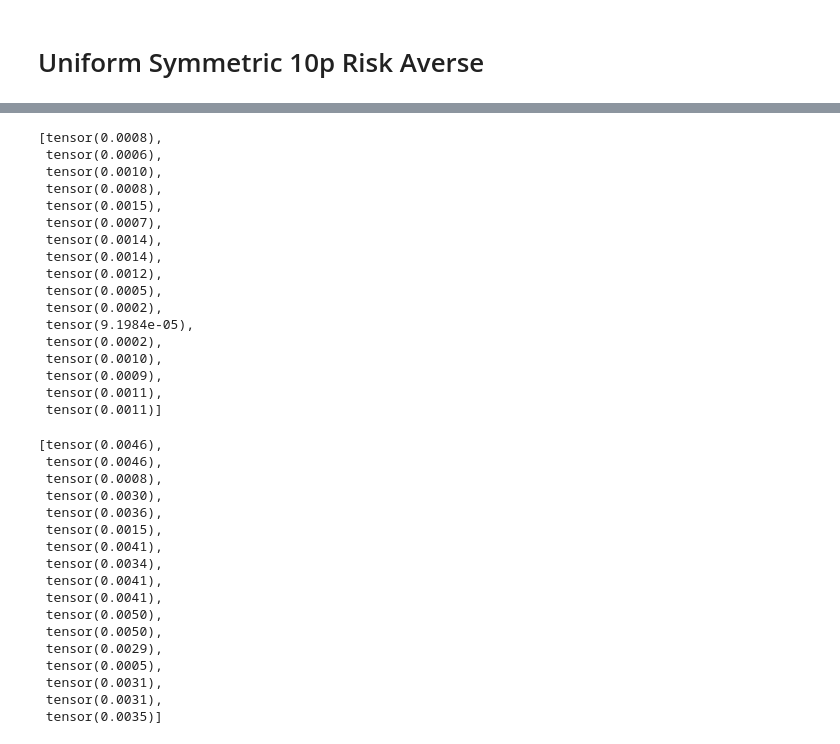
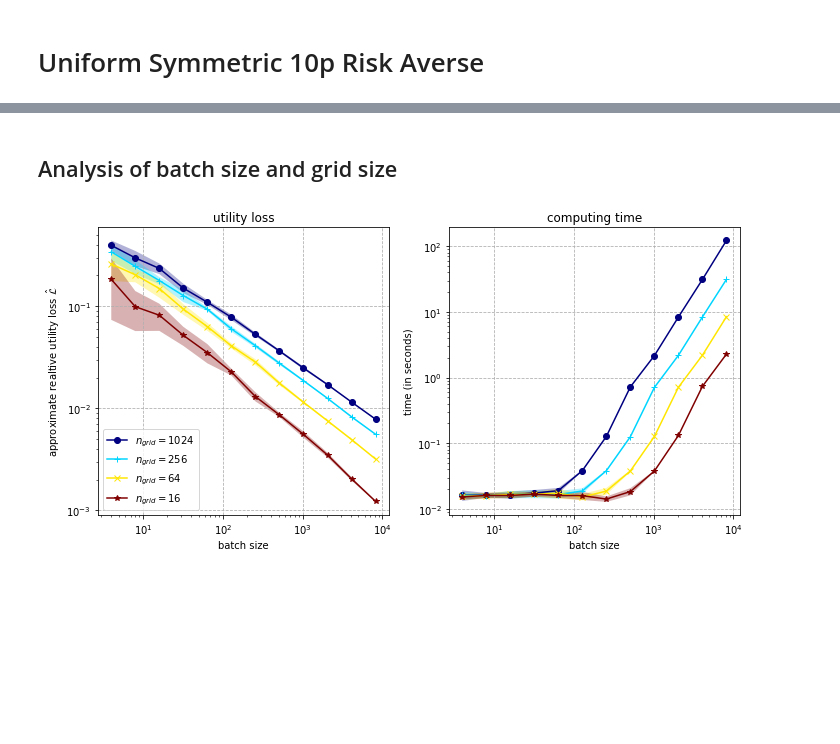
Before and after one commit to heidekrueger/bnelearn, a Jupyter notebook: reports/Analysis - Variance in Util Loss.ipynb, the cells around one changed output, grey strips where cells are left out. Drawn from its saved outputs; the diff is of its cells as text; code cells hidden in the pictures; blank space fills up the shorter version.

Commit message:
util loss analysis

```diff
--- a/reports/Analysis - Variance in Util Loss.ipynb
+++ b/reports/Analysis - Variance in Util Loss.ipynb
@@ -31,5 +39,5 @@ import torch.nn as nn
 # %%
-specific_gpu = 6
+specific_gpu = 2
 torch.cuda.set_device(specific_gpu)
 # %% [markdown]
 # Uniform Symmetric 10p Risk Averse
@@ -291,40 +176,10 @@ tensor([0.0070, 0.0048, 0.0053, 0.0061, 0.0058, 0.0053, 0.0042, 0.0043, 0.0053,
 # %%
-[uniform_asym_overlap_exa_weak[i-3:i].max()  - uniform_asym_overlap_exa_weak[i-3:i].min() for i in range(3,20)]
+# [uniform_asym_overlap_exa_weak[i-3:i].max().item() - uniform_asym_overlap_exa_weak[i-3:i].min().item() for i in range(3, 20)]
-# %% [output]
-[tensor(0.0008),
- tensor(0.0006),
- tensor(0.0010),
- tensor(0.0008),
- tensor(0.0015),
- tensor(0.0007),
- tensor(0.0014),
- tensor(0.0014),
- tensor(0.0012),
- tensor(0.0005),
- tensor(0.0002),
- tensor(9.1984e-05),
- tensor(0.0002),
- tensor(0.0010),
- tensor(0.0009),
- tensor(0.0011),
- tensor(0.0011)]
 # %%
-[uniform_asym_overlap_exa_strong[i-3:i].max()  - uniform_asym_overlap_exa_strong[i-3:i].min() for i in range(3,20)]
+# [uniform_asym_overlap_exa_strong[i-3:i].max().item() - uniform_asym_overlap_exa_strong[i-3:i].min().item() for i in range(3, 20)]
-# %% [output]
-[tensor(0.0046),
- tensor(0.0046),
- tensor(0.0008),
- tensor(0.0030),
- tensor(0.0036),
- tensor(0.0015),
- tensor(0.0041),
- tensor(0.0034),
- tensor(0.0041),
- tensor(0.0041),
- tensor(0.0050),
- tensor(0.0050),
- tensor(0.0029),
- tensor(0.0005),
- tensor(0.0031),
- tensor(0.0031),
- tensor(0.0035)]
+# %% [markdown]
+## Analysis of batch size and grid size
+# %%
+n_runs = 10
+batch_sizes = np.array([2**i for i in reversed(range(2, 14))])
+grid_sizes = np.array([2**i for i in reversed(range(4, 12, 2))])
@@ -330,0 +243,28 @@ tensor([0.0070, 0.0048, 0.0053, 0.0061, 0.0058, 0.0053, 0.0042, 0.0043, 0.0053,
+# %%
+# Load
+estimated_relative_ex_ante_util_losses = np.load('estimated_relative_ex_ante_util_losses.npy')
+estimated_relative_ex_ante_util_losses_time = np.load('estimated_relative_ex_ante_util_losses_time.npy')
+
+_, axs = plt.subplots(1, 2, figsize=(10, 5))
+markers = ['o', '+', 'x', '*', '.', 'X'] * 3
+
+for ax, y in zip(axs, [estimated_relative_ex_ante_util_losses, estimated_relative_ex_ante_util_losses_time]):
+    # colormap = plt.cm.gist_ncar
+    ax.set_prop_cycle(
+        color=plt.cm.jet(np.linspace(0, 1, len(grid_sizes))),
+        marker=markers[:len(grid_sizes)])
+    for j, grid_size in enumerate(grid_sizes):
+        mean, std = y[:, :, j].mean(axis=0), y[:, :, j].std(axis=0)
+        ax.plot(batch_sizes, mean,
+                label='$n_{grid}=$' + f'{grid_size}')
+        ax.fill_between(batch_sizes, mean-std, mean+std, alpha=.3)
+    ax.set_xlabel('batch size')
+    ax.grid(linestyle='--'); ax.set_xscale('log'); ax.set_yscale('log')
+
+axs[0].set_title('utility loss'); axs[1].set_title('computing time')
+axs[0].set_ylabel('approximate realtive utility loss $\\hat{\mathcal{L}}$'); axs[1].set_ylabel('time (in seconds)')
+axs[0].legend(loc='lower left');
+plt.tight_layout(); plt.savefig(log_root_dir + '/utility-loss_quality.pdf')
+plt.show()
+# %% [output]
+[figure, added]
```
Also changed, not shown: parts of 14 cells of this notebook, 1 other file.
